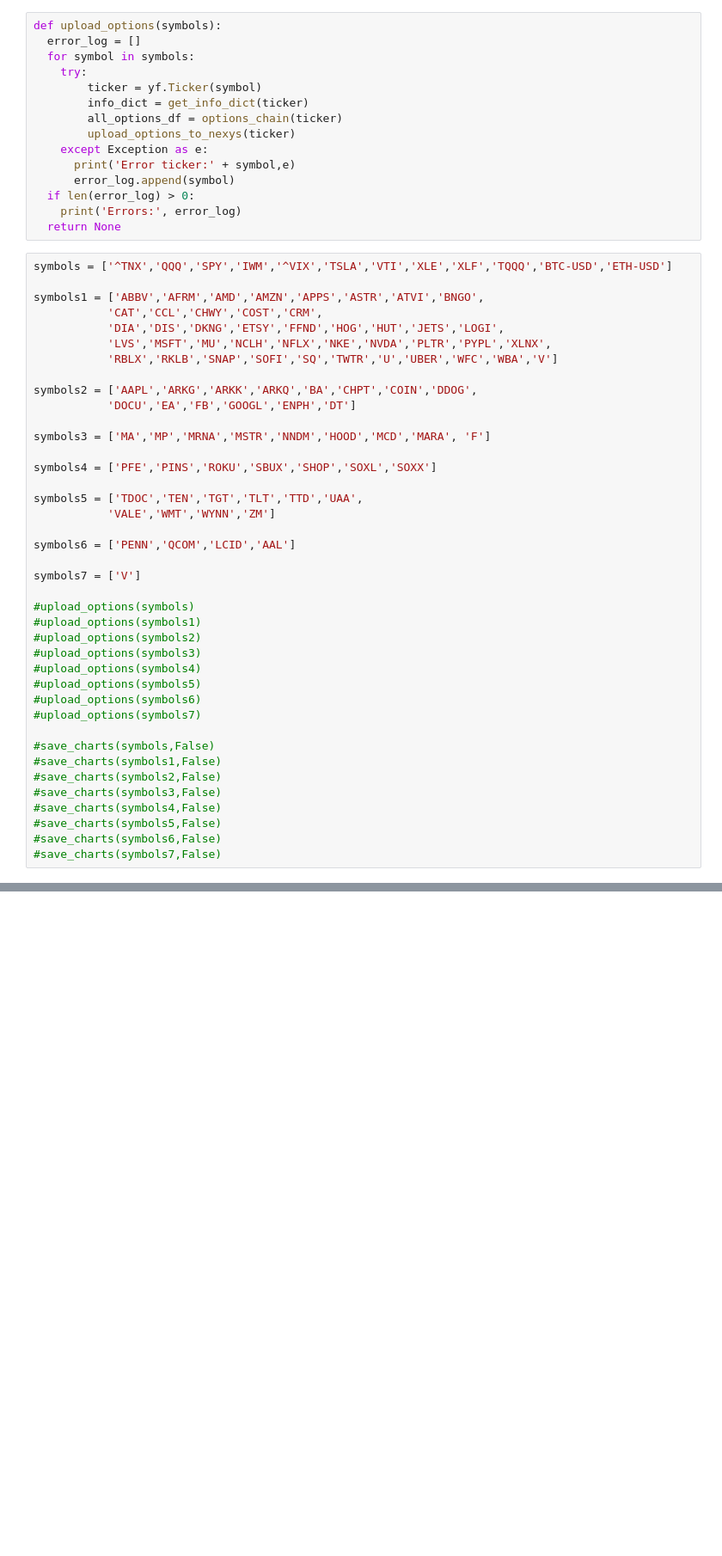
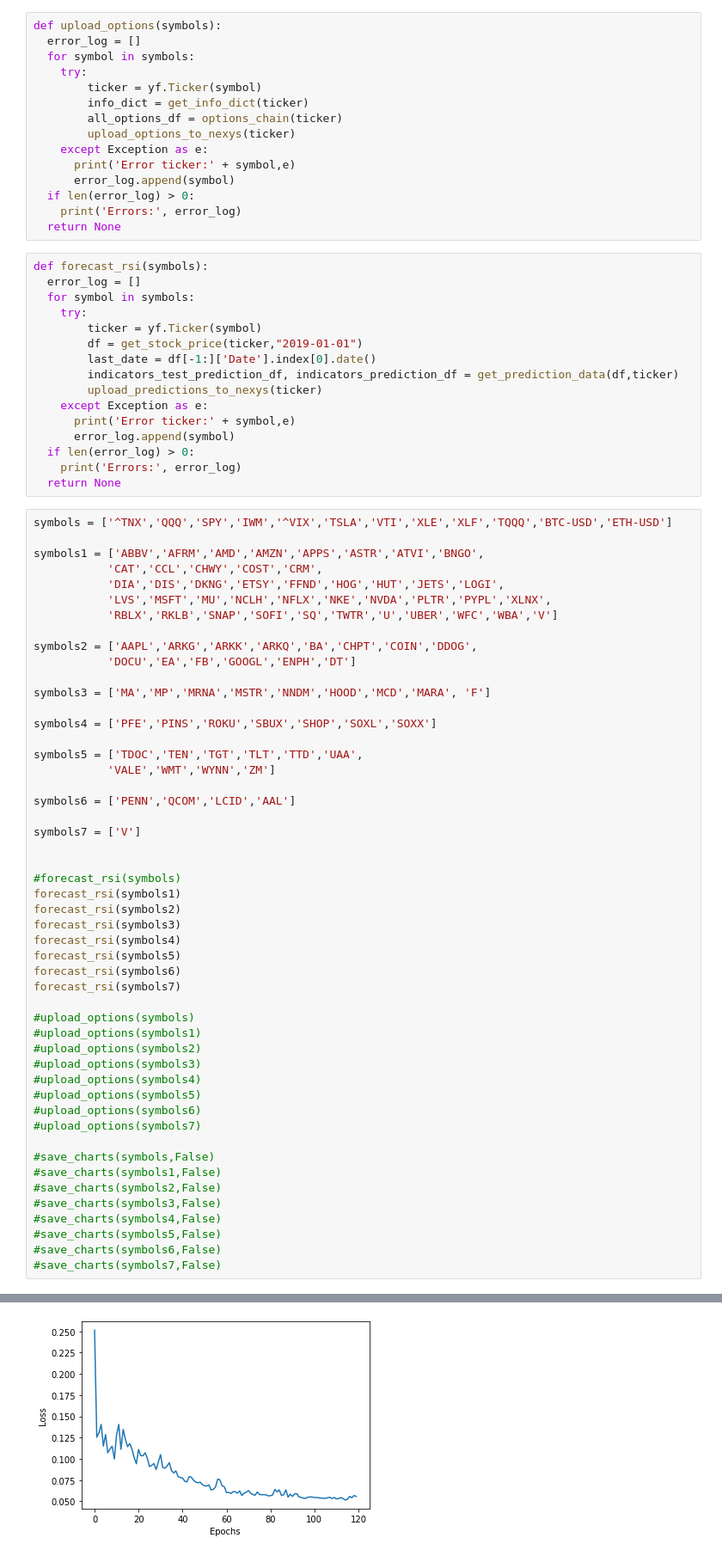
Before and after one commit to graphtrek/stockforecast, a Jupyter notebook: graphtrek_29.ipynb, the cells around one changed output, grey strips where cells are left out. Shown at 86% size. Drawn from its saved outputs; the diff is of its cells as text; blank space fills up the shorter version.

```diff
--- a/graphtrek_29.ipynb
+++ b/graphtrek_29.ipynb
@@ -938,6 +935,22 @@ def upload_options(symbols):
   if len(error_log) > 0:
     print('Errors:', error_log)
   return None
+# %%
+def forecast_rsi(symbols):
+  error_log = []
+  for symbol in symbols:
+    try:
+        ticker = yf.Ticker(symbol)
+        df = get_stock_price(ticker,"2019-01-01")
+        last_date = df[-1:]['Date'].index[0].date()
+        indicators_test_prediction_df, indicators_prediction_df = get_prediction_data(df,ticker)
+        upload_predictions_to_nexys(ticker)
+    except Exception as e:
+      print('Error ticker:' + symbol,e)
+      error_log.append(symbol)
+  if len(error_log) > 0:
+    print('Errors:', error_log)
+  return None
 # %%
 symbols = ['^TNX','QQQ','SPY','IWM','^VIX','TSLA','VTI','XLE','XLF','TQQQ','BTC-USD','ETH-USD']
 
@@ -961,6 +974,16 @@ symbols6 = ['PENN','QCOM','LCID','AAL']
 
 symbols7 = ['V']
 
+
+#forecast_rsi(symbols)
+forecast_rsi(symbols1)
+forecast_rsi(symbols2)
+forecast_rsi(symbols3)
+forecast_rsi(symbols4)
+forecast_rsi(symbols5)
+forecast_rsi(symbols6)
+forecast_rsi(symbols7)
+
 #upload_options(symbols)
 #upload_options(symbols1)
 #upload_options(symbols2)
@@ -978,3 +1001,4 @@ symbols7 = ['V']
 #save_charts(symbols5,False)
 #save_charts(symbols6,False)
 #save_charts(symbols7,False)
+# %% [output]
@@ -980,0 +1010 @@ symbols7 = ['V']
+[figure, added]
```
Also changed, not shown: parts of 4 cells of this notebook.
